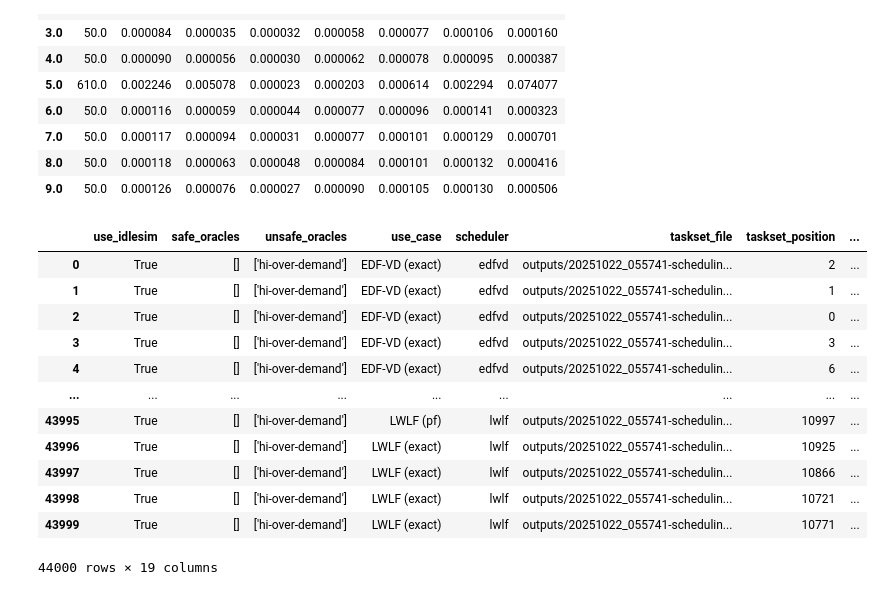
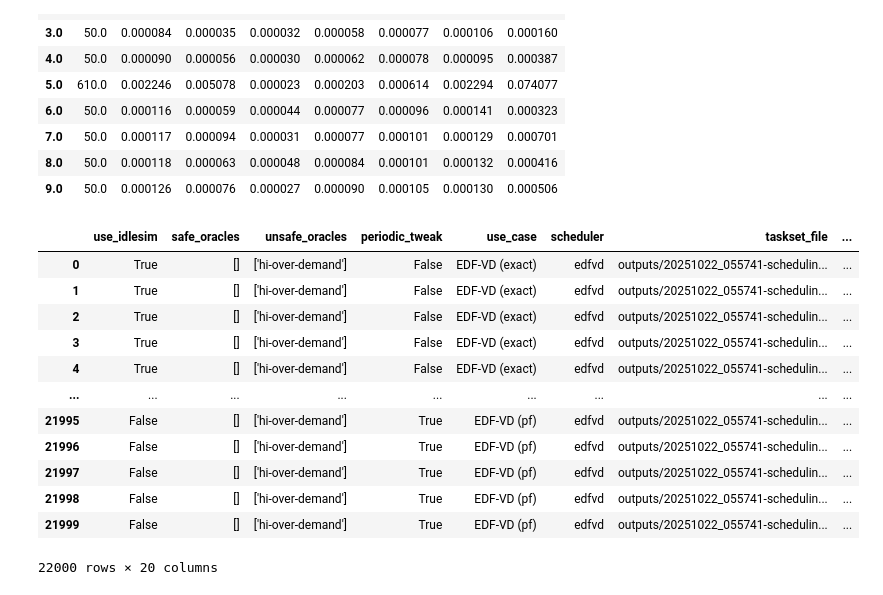
Before and after one commit to Jordan-Sun/mixed-criticality-graph-xp, a Jupyter notebook: notebooks/charts-rtss.ipynb, the cells around one changed output. Saved outputs shown, nothing was run; the diff lists cells and outputs as text; code cells hidden in the pictures.

```diff
--- a/notebooks/charts-rtss.ipynb
+++ b/notebooks/charts-rtss.ipynb
@@ -364,20 +364,20 @@ f.savefig(
     bbox_inches="tight",
 )
 # %%
-path = "./results/results-mcs_schedulability-2026-04-28_21-38-10.csv"
+path = "./results/results-mcs_schedulability-2026-04-29_12-10-16.csv"
 df_sch = pd.read_csv(path, sep=";")
 df_sch
 # %% [output]
-|  | use_idlesim | safe_oracles | unsafe_oracles | use_case | scheduler | taskset_file | taskset_position | ... |
-| 0 | True | [] | ['hi-over-demand'] | EDF-VD (exact) | edfvd | outputs/20251022_055741-schedulin... | 2 | ... |
-| 1 | True | [] | ['hi-over-demand'] | EDF-VD (exact) | edfvd | outputs/20251022_055741-schedulin... | 1 | ... |
-| 2 | True | [] | ['hi-over-demand'] | EDF-VD (exact) | edfvd | outputs/20251022_055741-schedulin... | 0 | ... |
-| 3 | True | [] | ['hi-over-demand'] | EDF-VD (exact) | edfvd | outputs/20251022_055741-schedulin... | 3 | ... |
-| 4 | True | [] | ['hi-over-demand'] | EDF-VD (exact) | edfvd | outputs/20251022_055741-schedulin... | 6 | ... |
+|  | use_idlesim | safe_oracles | unsafe_oracles | periodic_tweak | use_case | scheduler | taskset_file | ... |
+| 0 | True | [] | ['hi-over-demand'] | False | EDF-VD (exact) | edfvd | outputs/20251022_055741-schedulin... | ... |
+| 1 | True | [] | ['hi-over-demand'] | False | EDF-VD (exact) | edfvd | outputs/20251022_055741-schedulin... | ... |
+| 2 | True | [] | ['hi-over-demand'] | False | EDF-VD (exact) | edfvd | outputs/20251022_055741-schedulin... | ... |
+| 3 | True | [] | ['hi-over-demand'] | False | EDF-VD (exact) | edfvd | outputs/20251022_055741-schedulin... | ... |
+| 4 | True | [] | ['hi-over-demand'] | False | EDF-VD (exact) | edfvd | outputs/20251022_055741-schedulin... | ... |
 | ... | ... | ... | ... | ... | ... | ... | ... | ... |
-| 43995 | True | [] | ['hi-over-demand'] | LWLF (pf) | lwlf | outputs/20251022_055741-schedulin... | 10997 | ... |
-| 43996 | True | [] | ['hi-over-demand'] | LWLF (exact) | lwlf | outputs/20251022_055741-schedulin... | 10925 | ... |
-| 43997 | True | [] | ['hi-over-demand'] | LWLF (exact) | lwlf | outputs/20251022_055741-schedulin... | 10866 | ... |
-| 43998 | True | [] | ['hi-over-demand'] | LWLF (exact) | lwlf | outputs/20251022_055741-schedulin... | 10721 | ... |
-| 43999 | True | [] | ['hi-over-demand'] | LWLF (exact) | lwlf | outputs/20251022_055741-schedulin... | 10771 | ... |
+| 21995 | False | [] | ['hi-over-demand'] | True | EDF-VD (pf) | edfvd | outputs/20251022_055741-schedulin... | ... |
+| 21996 | False | [] | ['hi-over-demand'] | True | EDF-VD (pf) | edfvd | outputs/20251022_055741-schedulin... | ... |
+| 21997 | False | [] | ['hi-over-demand'] | True | EDF-VD (pf) | edfvd | outputs/20251022_055741-schedulin... | ... |
+| 21998 | False | [] | ['hi-over-demand'] | True | EDF-VD (pf) | edfvd | outputs/20251022_055741-schedulin... | ... |
+| 21999 | False | [] | ['hi-over-demand'] | True | EDF-VD (pf) | edfvd | outputs/20251022_055741-schedulin... | ... |
-44000 rows × 19 columns
+22000 rows × 20 columns
```
Also changed, not shown: parts of 7 cells of this notebook, 28 other files.
